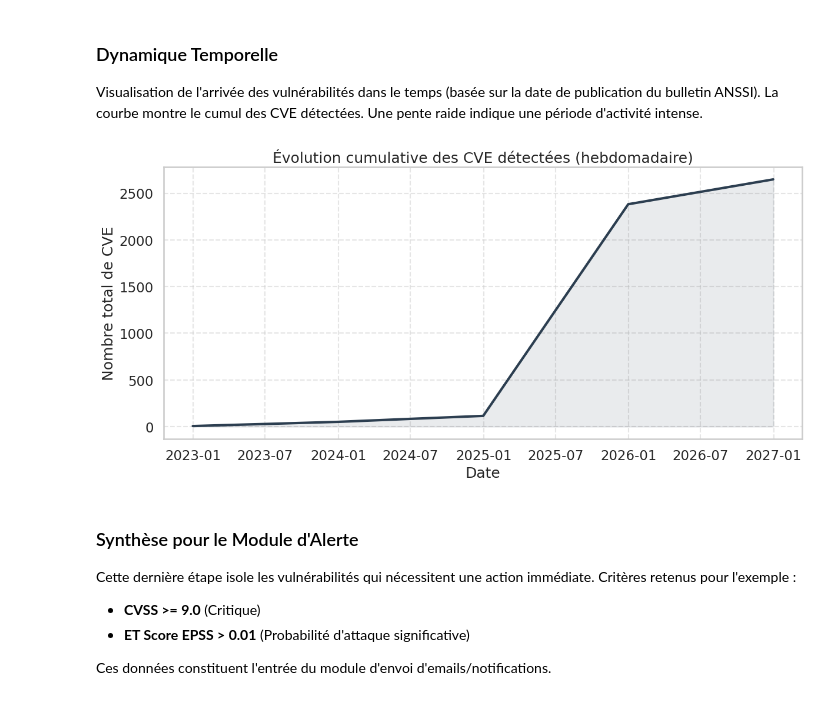
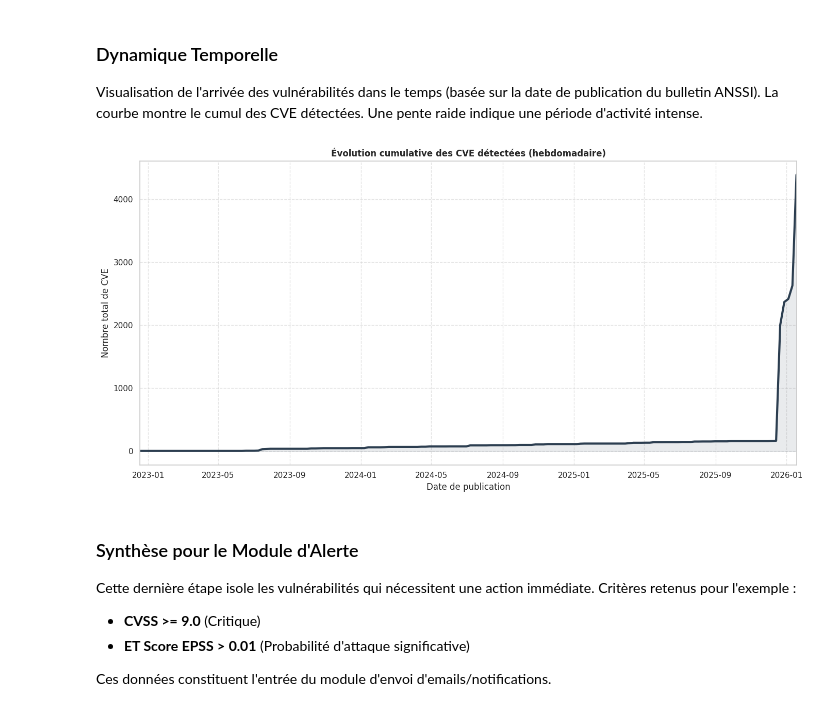
Before and after one commit to Ikseno/projet_anssi, a Jupyter notebook: notebook.ipynb, the cells around one changed output. Saved outputs shown, nothing was run; the diff lists cells and outputs as text; code cells hidden in the pictures.

```diff
--- a/notebook.ipynb
+++ b/notebook.ipynb
@@ -274,22 +314,35 @@ Passing `palette` without assigning `hue` is deprecated and will be removed in v
 Visualisation de l'arrivée des vulnérabilités dans le temps (basée sur la date de publication du bulletin ANSSI).
 La courbe montre le cumul des CVE détectées. Une pente raide indique une période d'activité intense.
 # %%
-plt.figure(figsize=(14, 6))
+# 1. Conversion et Nettoyage des dates
+df['Date de publication'] = pd.to_datetime(df['Date de publication'], utc=True, errors='coerce')
 
-# Tri par date et resampling par semaine
-df_time = df.set_index('Date de publication').sort_index()
-df_cumul = df_time.resample('Y').size().cumsum()  # 'W' pour semaine
+# On garde uniquement les dates valides et passées (pas de futur)
+now = pd.Timestamp.now(tz='UTC')
+df_clean = df.dropna(subset=['Date de publication'])
+df_clean = df_clean[df_clean['Date de publication'] <= now]
 
-sns.lineplot(data=df_cumul, linewidth=3, color="#2c3e50")
+# 2. Tri et Resampling Hebdomadaire ('W' = Weekly)
+df_time = df_clean.set_index('Date de publication').sort_index()
+df_cumul = df_time.resample('W').size().cumsum()
+
+# 3. Tracé
+plt.figure(figsize=(14, 7))
+sns.lineplot(x=df_cumul.index, y=df_cumul.values, linewidth=3, color="#2c3e50")
 plt.fill_between(df_cumul.index, df_cumul.values, color="#2c3e50", alpha=0.1)
 
-plt.title("Évolution cumulative des CVE détectées (hebdomadaire)")
-plt.xlabel("Date")
+plt.title("Évolution cumulative des CVE détectées (hebdomadaire)", fontweight='bold')
+plt.xlabel("Date de publication")
 plt.ylabel("Nombre total de CVE")
+
+# Force l'axe X à s'arrêter exactement à la dernière donnée
+plt.xlim(df_cumul.index.min(), df_cumul.index.max())
+
 plt.grid(True, linestyle='--', alpha=0.5)
+plt.tight_layout()
 plt.show()
 # %% [output]
-[figure, old version]
+[figure, new version]
 # %% [markdown]
 ### Synthèse pour le Module d'Alerte
 Cette dernière étape isole les vulnérabilités qui nécessitent une action immédiate.
```
Also changed, not shown: parts of 16 cells of this notebook, 5 other files.
